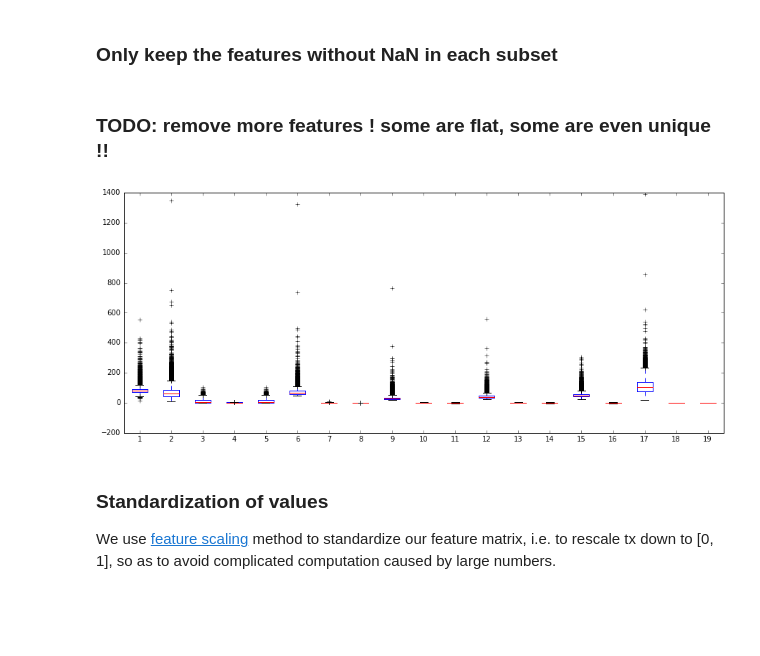
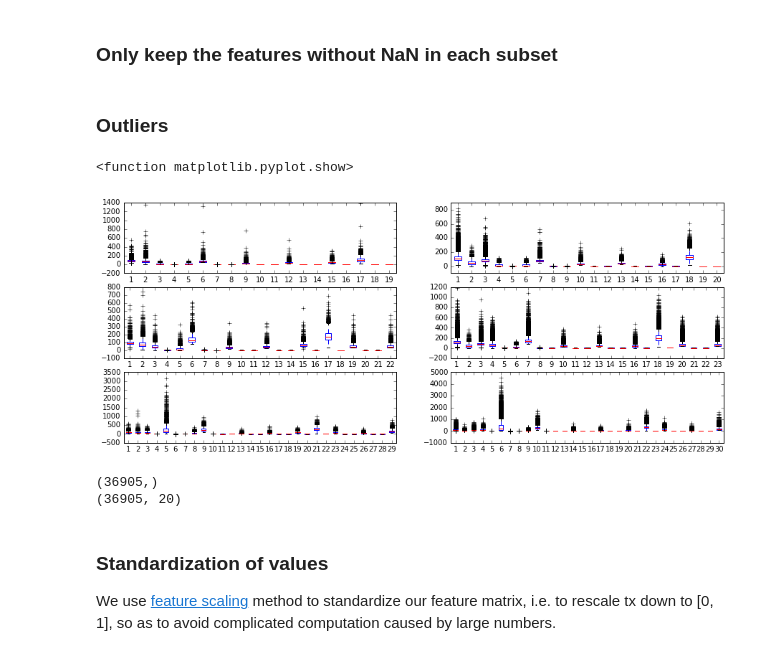
Before and after one commit to jmuth/PCML_project1, a Jupyter notebook: prediction_logistic_reg_splitdata.ipynb, the cells around one changed output. Saved outputs shown, nothing was run; the diff lists cells and outputs as text; code cells hidden in the pictures; blank space fills up the shorter version.

```diff
--- a/prediction_logistic_reg_splitdata.ipynb
+++ b/prediction_logistic_reg_splitdata.ipynb
@@ -27,7 +27,7 @@ y, tx, ids = load_csv_data(DATA_TRAIN_PATH, sub_sample=False)
 # %% [markdown]
 ### Split the dataset into trainset and testset in order to test accuracy
 # %%
-x_train, y_train, x_test, y_test = split_data(tx, y, 0.9)
+x_train, y_train, x_test, y_test = split_data(tx, y, 0.5)
 # %%
 x_train.shape
 # %% [output]
@@ -55,9 +55,23 @@ jet1_nomass, selected_jet1_nomass = select_features_without_nan(jet1_nomass)
 jet1, selected_jet1 = select_features_without_nan(jet1)
 jet23_nomass, selected_jet23_nomass = select_features_without_nan(jet23_nomass)
 jet23, selected_jet23 = select_features_without_nan(jet23)
-# %% [markdown]
-### TODO: remove more features ! some are flat, some are even unique !!
-# %%
-boxplot_five_number(jet0_nomass)
-# %% [output]
-[figure, removed]
+# %% [markdown]
+### Outliers
+# %%
+plt.figure(figsize=(15, 6))
+plt.subplot(321)
+plt.boxplot(jet0_nomass)
+plt.subplot(322)
+plt.boxplot(jet0)
+plt.subplot(323)
+plt.boxplot(jet1_nomass)
+plt.subplot(324)
+plt.boxplot(jet1)
+plt.subplot(325)
+plt.boxplot(jet23_nomass)
+plt.subplot(326)
+plt.boxplot(jet23)
+plt.show
+# %% [output]
+<function matplotlib.pyplot.show>
+[figure, added]
@@ -64,3 +86,9 @@ boxplot_five_number(jet0_nomass)
+# %%
+print(y0.shape)
+print(jet0.shape)
+# %% [output]
+(36905,)
+(36905, 20)
 # %% [markdown]
 ### Standardization of values
 We use [feature scaling](https://en.wikipedia.org/wiki/Feature_scaling) method to standardize our feature matrix, i.e. to rescale tx down to [0, 1], so as to avoid complicated computation caused by large numbers.
```
Also changed, not shown: parts of 20 cells of this notebook, 12 other files.
